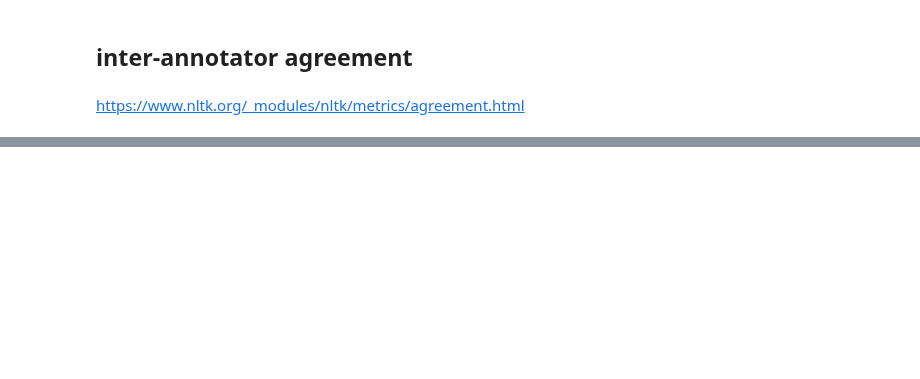
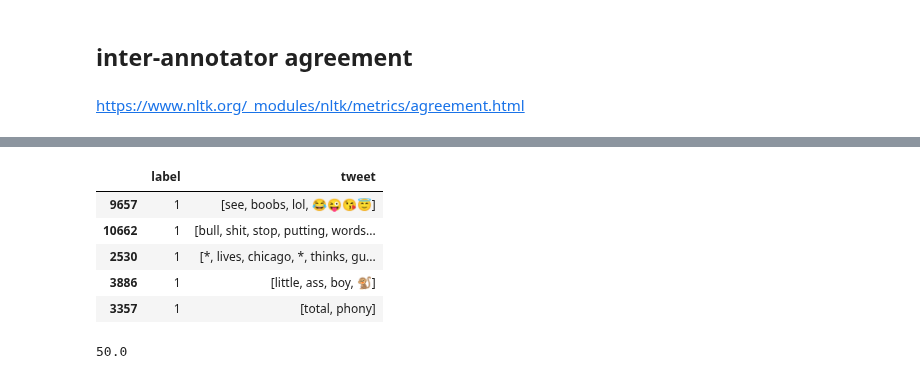
Before and after one commit to ranUser01/Sentiment-and-Hate-Speech-detection-Twitter, a Jupyter notebook: notebooks/main.ipynb, the cells around one changed output, grey strips where cells are left out. Saved outputs shown, nothing was run; the diff lists cells and outputs as text; code cells hidden in the pictures; blank space fills up the shorter version.

Commit message:
major chnages, this project is badly structure. the majority of our work was trashed in the end

```diff
--- a/notebooks/main.ipynb
+++ b/notebooks/main.ipynb
@@ -554,0 +456,17 @@ print(u.pi())
+# %%
+def upsample(df, binary :bool):
+    if binary:
+        #set the minority class to a seperate dataframe
+        df_minor = df[df['label'] == 1]
+        #set majority class to another dataframe
+        df_major = df[df['label'] != 1]
+
+        if len(df_minor) > len(df_major) :
+            df_major, df_minor = df_minor, df_major
+
+
+        #concatenate the upsampled dataframe
+        df = pd.concat([resample(df_minor,random_state=42,n_samples=len(df_major),replace=True),df_major])
+
+
+    return(df)
@@ -554,0 +489,13 @@ print(u.pi())
+# %%
+df = upsample(df, True)
+# %% [output]
+|  | label | tweet |
+| 9657 | 1 | [see, boobs, lol, 😂😜😘😇] |
+| 10662 | 1 | [bull, shit, stop, putting, words... |
+| 2530 | 1 | [*, lives, chicago, *, thinks, gu... |
+| 3886 | 1 | [little, ass, boy, 🐒] |
+| 3357 | 1 | [total, phony] |
+# %%
+sum(df["label"])/len(df["label"]) * 100
+# %% [output]
+50.0
```
Also changed, not shown: parts of 41 cells of this notebook.
